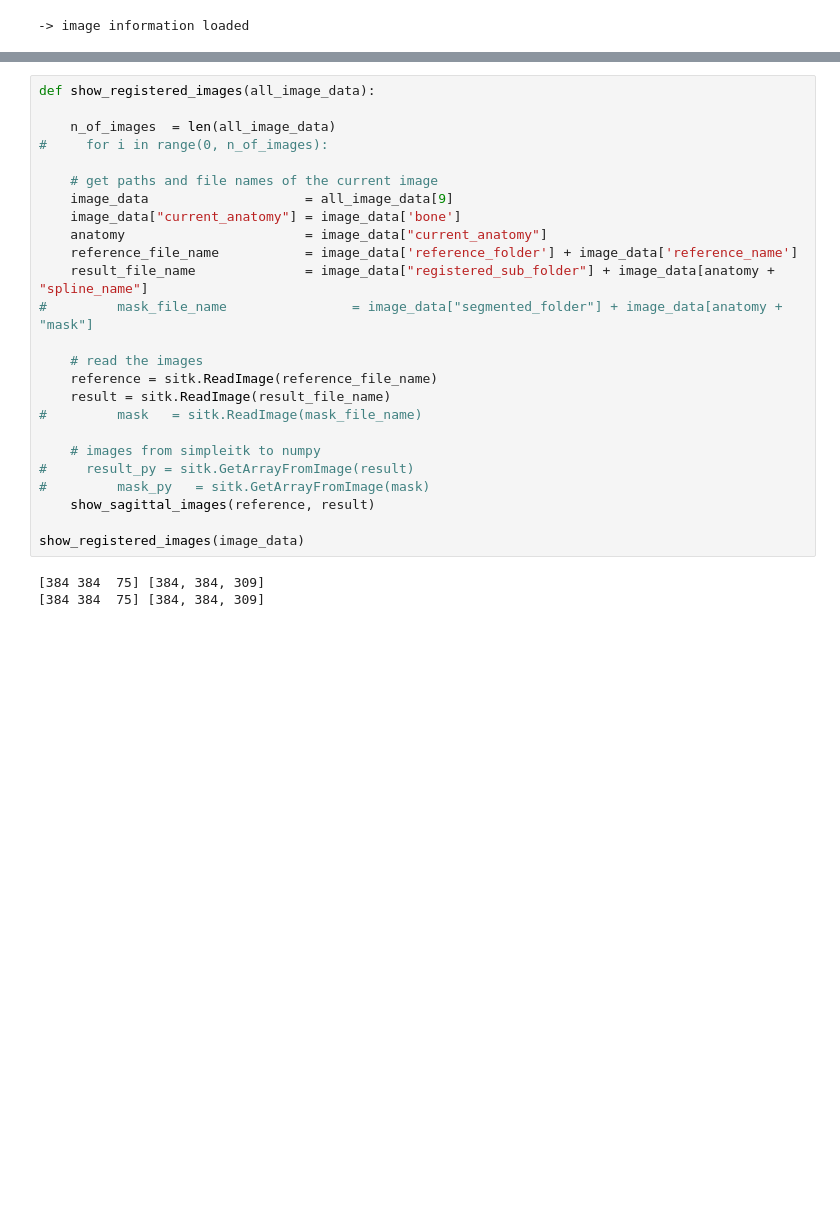
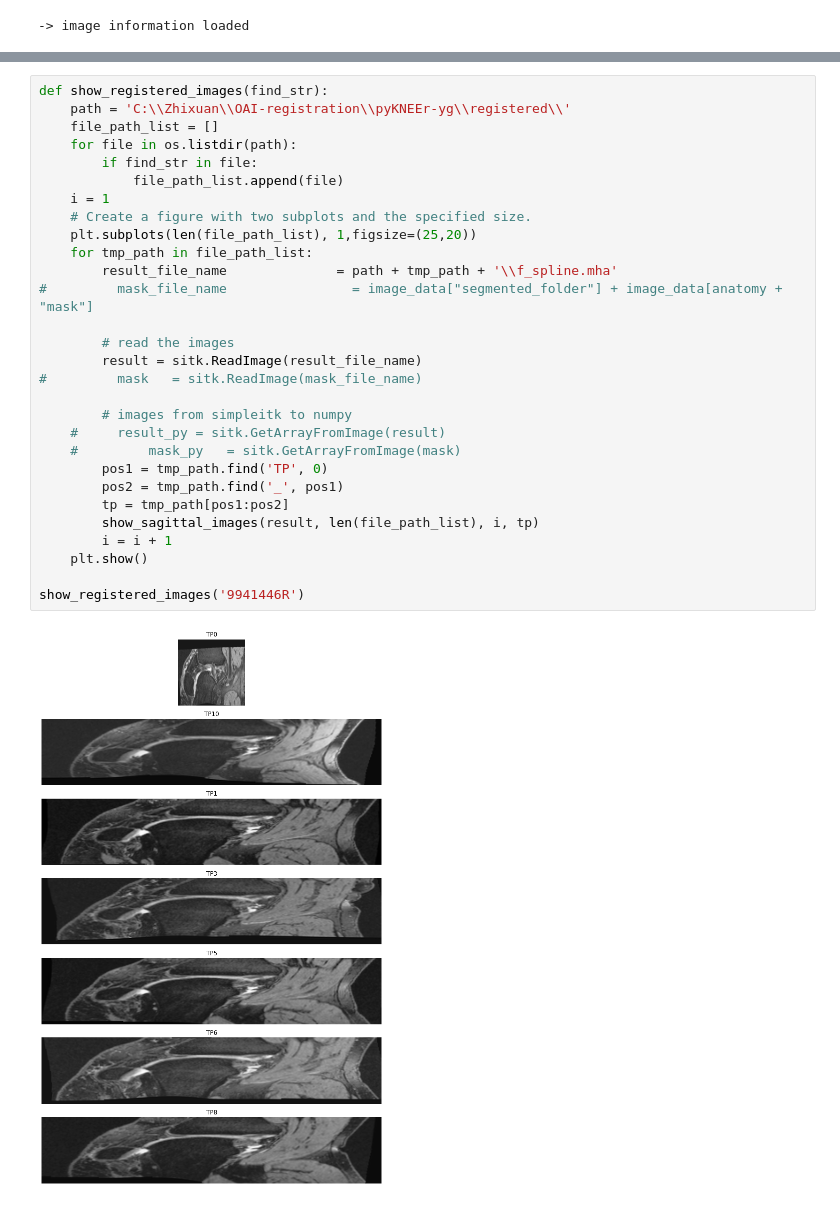
Before and after one commit to Liang-ZX/OAI-registration, a Jupyter notebook: pykneer-yg/pykneer/notebooks/main.ipynb, the cells around one changed output, grey strips where cells are left out. Saved outputs shown, nothing was run; the diff lists cells and outputs as text; blank space fills up the shorter version.

```diff
--- a/pykneer-yg/pykneer/notebooks/main.ipynb
+++ b/pykneer-yg/pykneer/notebooks/main.ipynb
@@ -229,28 +219,31 @@ def show_sagittal_images(fixed_image, moving_image):
-# %%
-def show_registered_images(all_image_data):
-
-    n_of_images  = len(all_image_data)
-#     for i in range(0, n_of_images):
-
-    # get paths and file names of the current image
-    image_data                    = all_image_data[9]
-    image_data["current_anatomy"] = image_data['bone']
-    anatomy                       = image_data["current_anatomy"]
-    reference_file_name           = image_data['reference_folder'] + image_data['reference_name']
-    result_file_name              = image_data["registered_sub_folder"] + image_data[anatomy + "spline_name"]
-#         mask_file_name                = image_data["segmented_folder"] + image_data[anatomy + "mask"]
-
-    # read the images
-    reference = sitk.ReadImage(reference_file_name)
-    result = sitk.ReadImage(result_file_name)
-#         mask   = sitk.ReadImage(mask_file_name)
-
-    # images from simpleitk to numpy
-#     result_py = sitk.GetArrayFromImage(result)
-#         mask_py   = sitk.GetArrayFromImage(mask)
-    show_sagittal_images(reference, result)
-
-show_registered_images(image_data)
-# %% [output]
-[384 384  75] [384, 384, 309]
-[384 384  75] [384, 384, 309]
+# %%
+def show_registered_images(find_str):
+    path = 'C:\\Zhixuan\\OAI-registration\\pyKNEEr-yg\\registered\\'
+    file_path_list = []
+    for file in os.listdir(path):
+        if find_str in file:
+            file_path_list.append(file)
+    i = 1
+    # Create a figure with two subplots and the specified size.
+    plt.subplots(len(file_path_list), 1,figsize=(25,20))
+    for tmp_path in file_path_list:
+        result_file_name              = path + tmp_path + '\\f_spline.mha'
+#         mask_file_name                = image_data["segmented_folder"] + image_data[anatomy + "mask"]
+
+        # read the images
+        result = sitk.ReadImage(result_file_name)
+#         mask   = sitk.ReadImage(mask_file_name)
+
+        # images from simpleitk to numpy
+    #     result_py = sitk.GetArrayFromImage(result)
+    #         mask_py   = sitk.GetArrayFromImage(mask)
+        pos1 = tmp_path.find('TP', 0)
+        pos2 = tmp_path.find('_', pos1)
+        tp = tmp_path[pos1:pos2]
+        show_sagittal_images(result, len(file_path_list), i, tp)
+        i = i + 1
+    plt.show()
+
+show_registered_images('9941446R')
+# %% [output]
+[figure, added]
```
Also changed, not shown: parts of 2 cells of this notebook.
